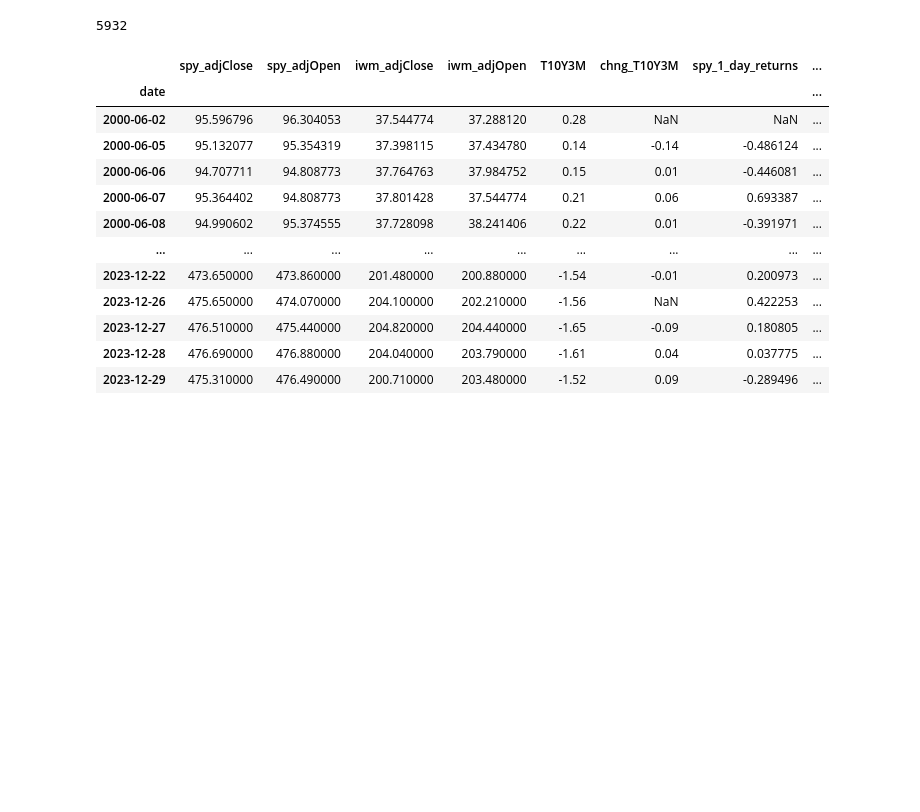
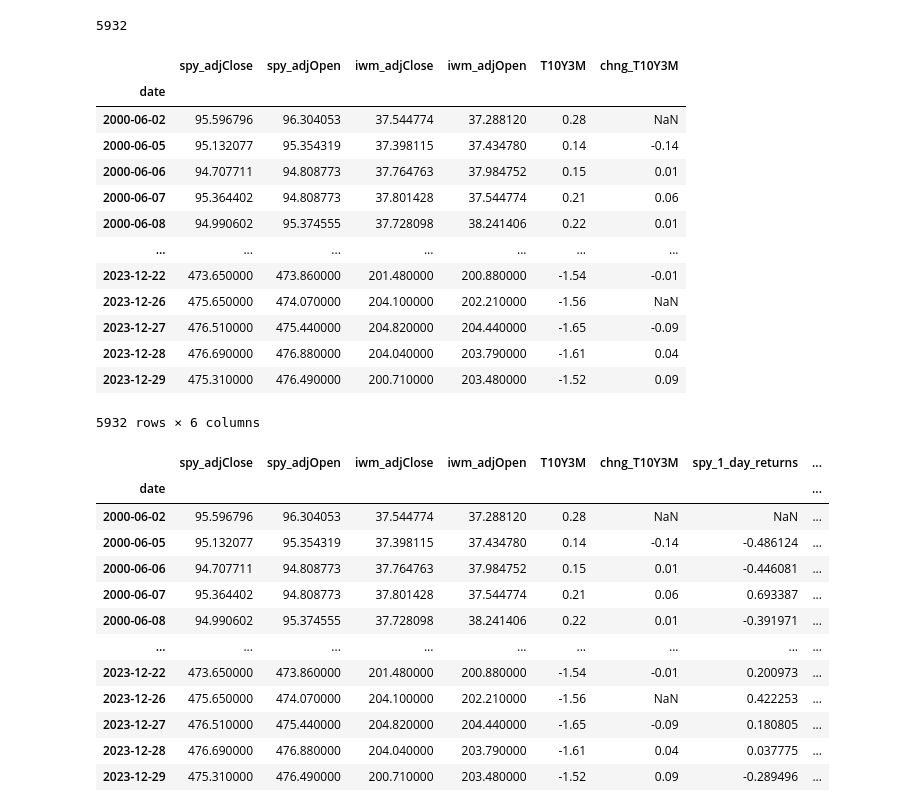
Before and after one commit to Gaiden-Spence/10YRT-3M-Spread-Effects, a Jupyter notebook: main.ipynb, the cells around one changed output. Cells and saved outputs as stored; diff of their text form; code cells hidden in the pictures; blank space fills up the shorter version.

```diff
--- a/main.ipynb
+++ b/main.ipynb
@@ -89,12 +89,28 @@ len(spy_iwm_pair)
 # %%
 #Dropping extraneous columns
 def drop_cols(df, str1, str2):
     df = df.drop(columns=[str1+'_close', str1+'_high', str1+'_low', str1+'_open', str1+'_adjHigh', str1+'_adjLow',
                         str1+'_volume', str1+'_divCash', str1+'_splitFactor', str1+'_adjVolume',
                         str2+'_close', str2+'_high', str2+'_low', str2+'_open', str2+'_adjHigh', str2+'_adjLow',
                         str2+'_volume', str2+'_divCash', str2+'_splitFactor', str2+'_adjVolume'])
     return df
 spy_iwm_pair = drop_cols(spy_iwm_pair, 'spy', 'iwm')
+spy_iwm_pair
+# %% [output]
+|  | spy_adjClose | spy_adjOpen | iwm_adjClose | iwm_adjOpen | T10Y3M | chng_T10Y3M |
+| date |  |  |  |  |  |  |
+| 2000-06-02 | 95.596796 | 96.304053 | 37.544774 | 37.288120 | 0.28 | NaN |
+| 2000-06-05 | 95.132077 | 95.354319 | 37.398115 | 37.434780 | 0.14 | -0.14 |
+| 2000-06-06 | 94.707711 | 94.808773 | 37.764763 | 37.984752 | 0.15 | 0.01 |
+| 2000-06-07 | 95.364402 | 94.808773 | 37.801428 | 37.544774 | 0.21 | 0.06 |
+| 2000-06-08 | 94.990602 | 95.374555 | 37.728098 | 38.241406 | 0.22 | 0.01 |
+| ... | ... | ... | ... | ... | ... | ... |
+| 2023-12-22 | 473.650000 | 473.860000 | 201.480000 | 200.880000 | -1.54 | -0.01 |
+| 2023-12-26 | 475.650000 | 474.070000 | 204.100000 | 202.210000 | -1.56 | NaN |
+| 2023-12-27 | 476.510000 | 475.440000 | 204.820000 | 204.440000 | -1.65 | -0.09 |
+| 2023-12-28 | 476.690000 | 476.880000 | 204.040000 | 203.790000 | -1.61 | 0.04 |
+| 2023-12-29 | 475.310000 | 476.490000 | 200.710000 | 203.480000 | -1.52 | 0.09 |
+5932 rows × 6 columns
 # %%
 #Calculate Returns
 def make_returns(df, close_col, time_window):
```
Also changed, not shown: parts of 22 cells of this notebook.
